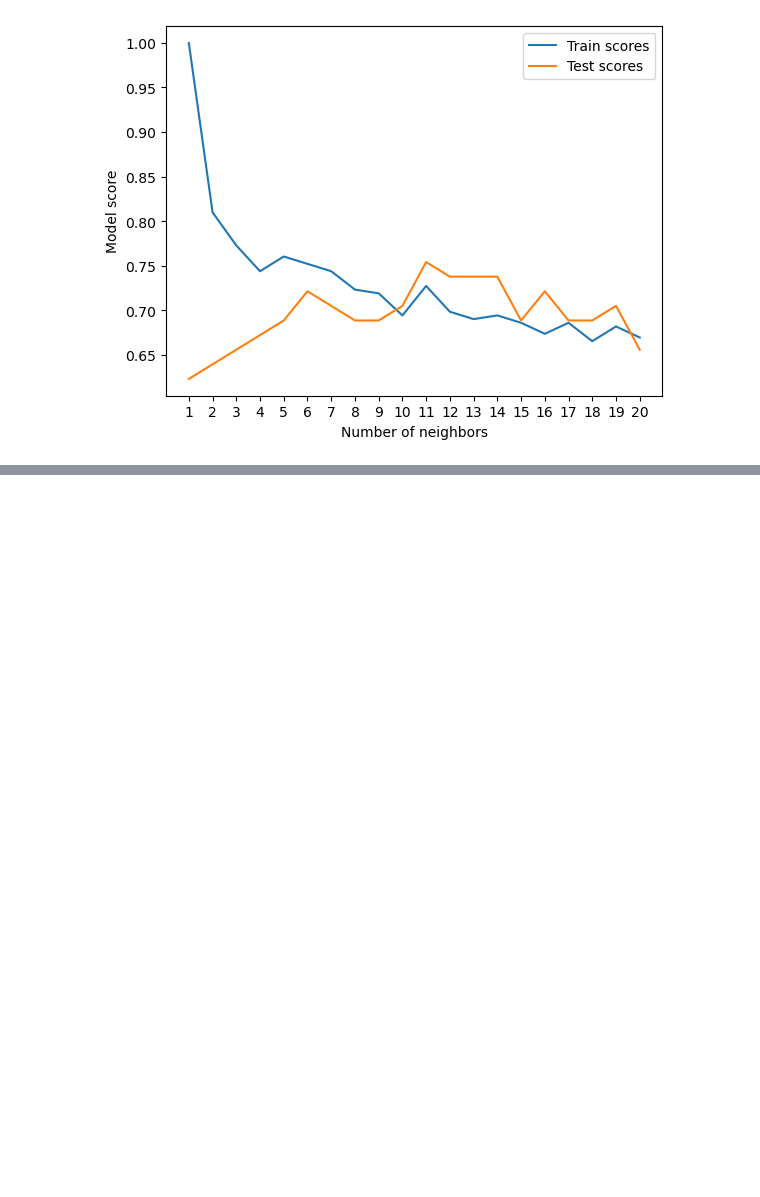
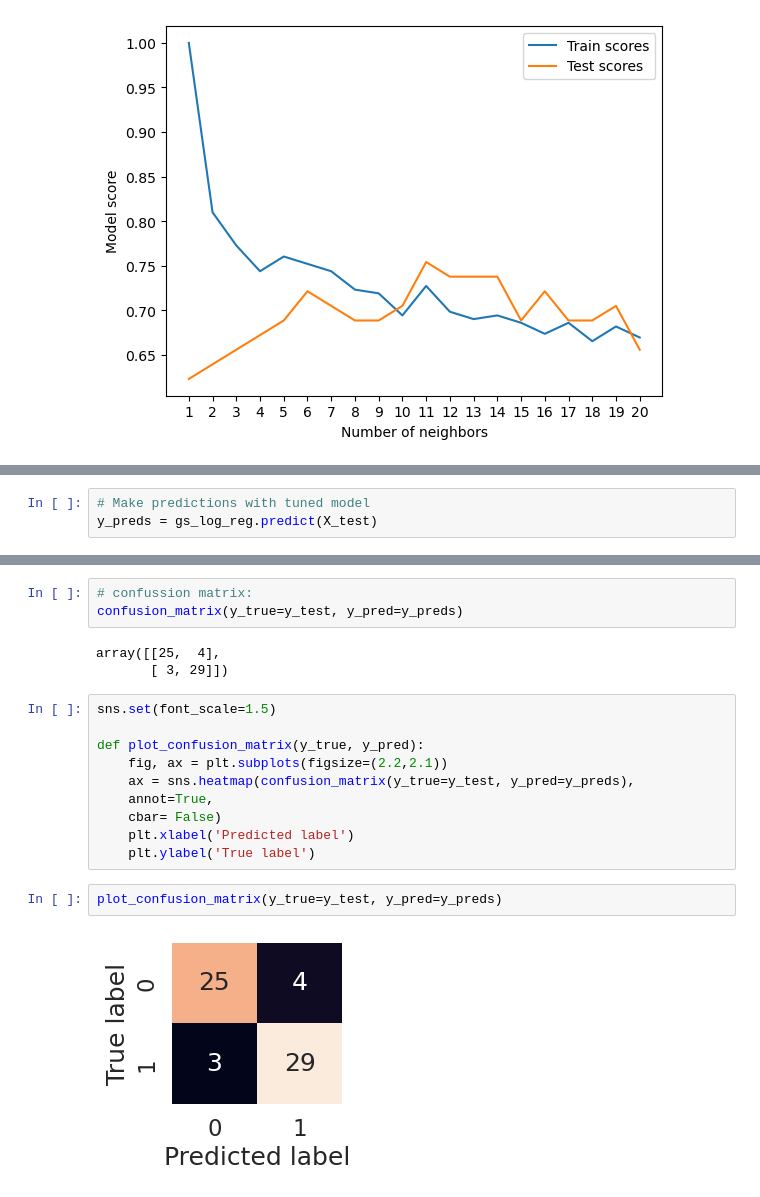
Before and after one commit to FerPicado/Machine-Learning-Bootcamp, a Jupyter notebook: Deep-Learning-PyTorch/Machine-Learning-with-PyTorch-and-Scikit-Learn/projects/online-courses/project-02/src/main.ipynb, the cells around one changed output, grey strips where cells are left out. Drawn from its saved outputs; the diff is of its cells as text; blank space fills up the shorter version.

```diff
--- a/Deep-Learning-PyTorch/Machine-Learning-with-PyTorch-and-Scikit-Learn/projects/online-courses/project-02/src/main.ipynb
+++ b/Deep-Learning-PyTorch/Machine-Learning-with-PyTorch-and-Scikit-Learn/projects/online-courses/project-02/src/main.ipynb
@@ -480,0 +617,3 @@ Maximum KNN score on the test data: 75.41%
+# %%
+# Make predictions with tuned model
+y_preds = gs_log_reg.predict(X_test)
@@ -480,0 +633,20 @@ Maximum KNN score on the test data: 75.41%
+# %%
+# confussion matrix:
+confusion_matrix(y_true=y_test, y_pred=y_preds)
+# %% [output]
+array([[25,  4],
+       [ 3, 29]])
+# %%
+sns.set(font_scale=1.5)
+
+def plot_confusion_matrix(y_true, y_pred):
+    fig, ax = plt.subplots(figsize=(2.2,2.1))
+    ax = sns.heatmap(confusion_matrix(y_true=y_test, y_pred=y_preds),
+    annot=True,
+    cbar= False)
+    plt.xlabel('Predicted label')
+    plt.ylabel('True label')
+# %%
+plot_confusion_matrix(y_true=y_test, y_pred=y_preds)
+# %% [output]
+[figure, added]
```
Also changed, not shown: parts of 20 cells of this notebook.
